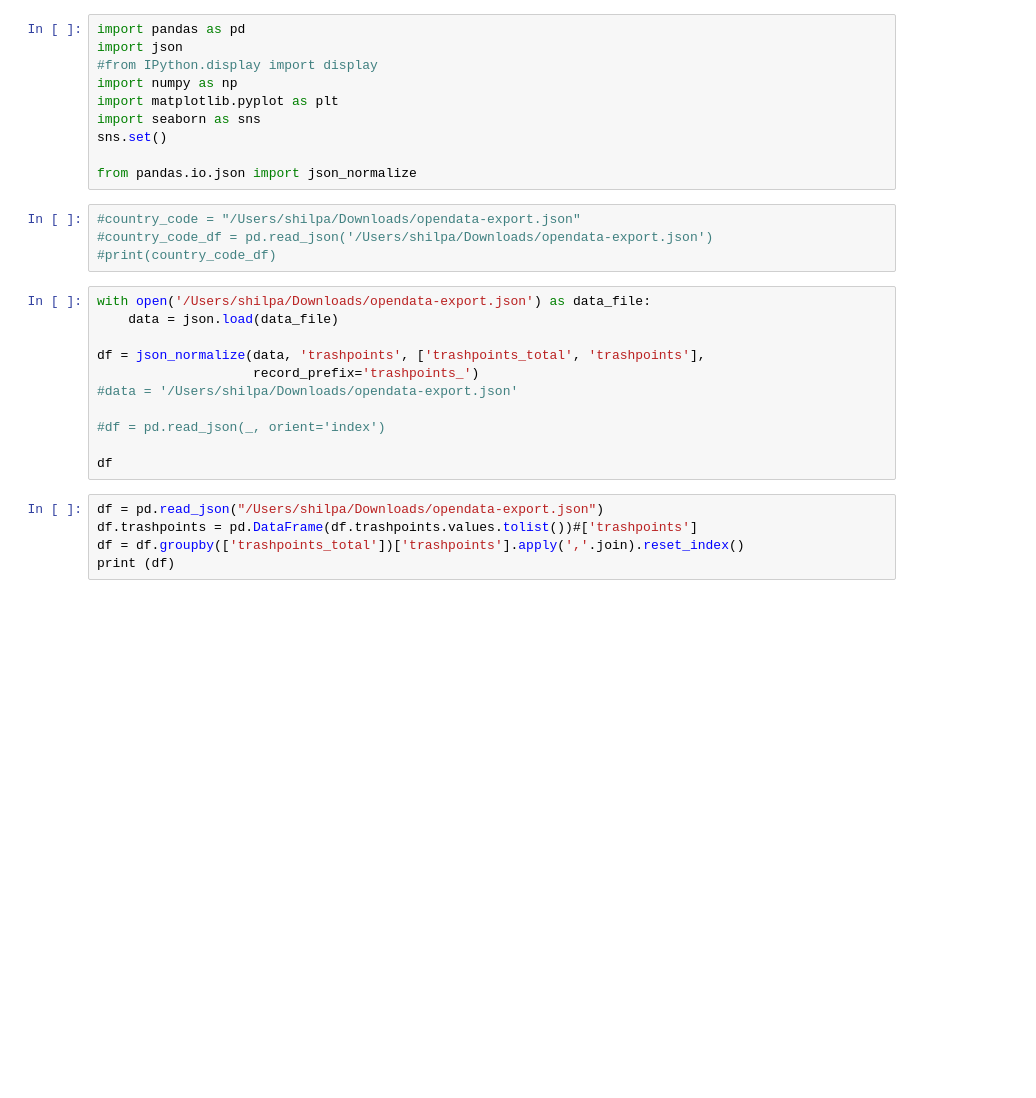
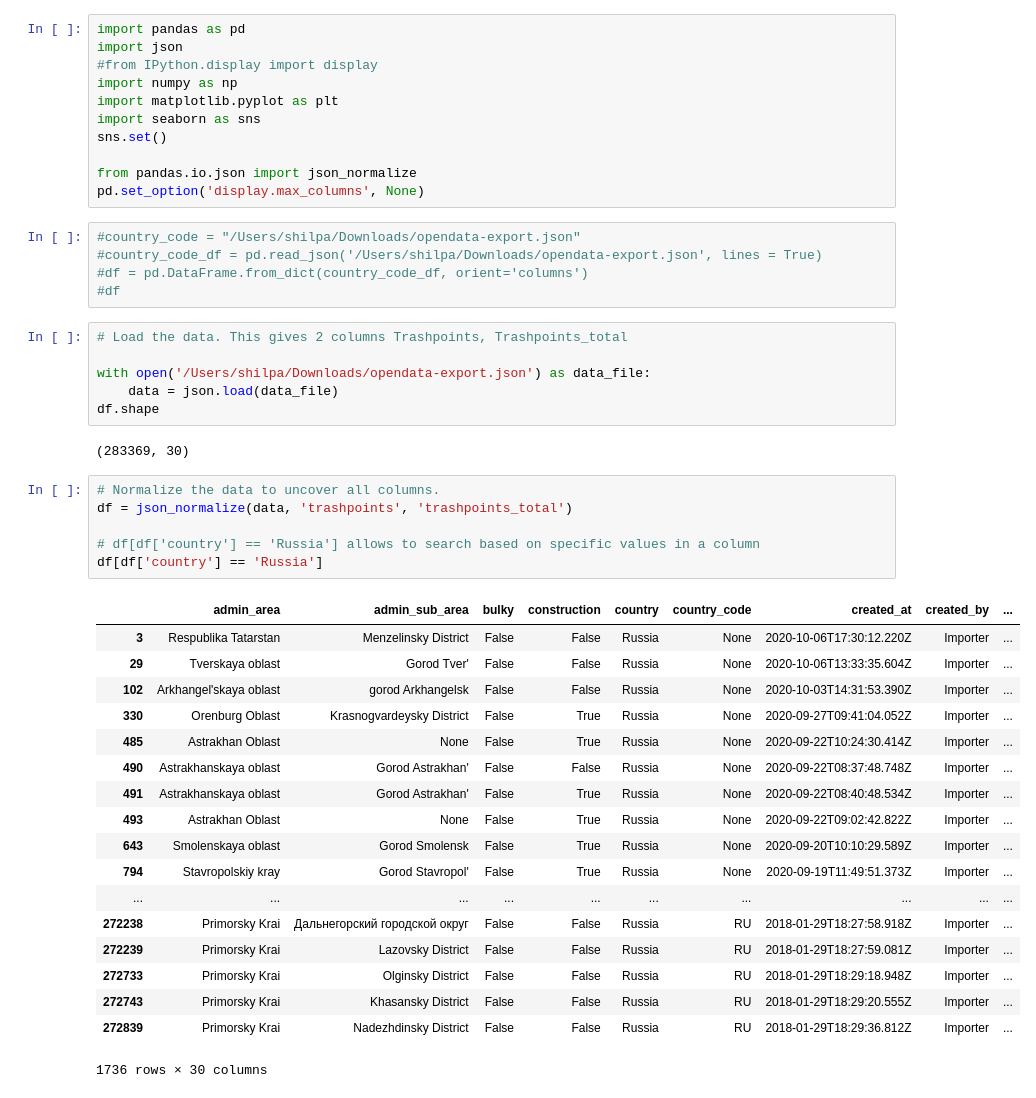
Before and after one commit to ShilpaMuralidhar/WasteManagement, a Jupyter notebook: Data_Science/json_data.ipynb, the cells around one changed output. Drawn from its saved outputs; the diff is of its cells as text; blank space fills up the shorter version.

Commit message:
uncovered json file

```diff
--- a/Data_Science/json_data.ipynb
+++ b/Data_Science/json_data.ipynb
@@ -8,23 +8,42 @@ import seaborn as sns
 sns.set()
 
 from pandas.io.json import json_normalize
+pd.set_option('display.max_columns', None)
 # %%
 #country_code = "/Users/shilpa/Downloads/opendata-export.json"
-#country_code_df = pd.read_json('/Users/shilpa/Downloads/opendata-export.json')
-#print(country_code_df)
+#country_code_df = pd.read_json('/Users/shilpa/Downloads/opendata-export.json', lines = True)
+#df = pd.DataFrame.from_dict(country_code_df, orient='columns')
+#df
 # %%
+# Load the data. This gives 2 columns Trashpoints, Trashpoints_total
+
 with open('/Users/shilpa/Downloads/opendata-export.json') as data_file:
     data = json.load(data_file)
-
-df = json_normalize(data, 'trashpoints', ['trashpoints_total', 'trashpoints'],
-                    record_prefix='trashpoints_')
-#data = '/Users/shilpa/Downloads/opendata-export.json'
-
-#df = pd.read_json(_, orient='index')
-
-df
+df.shape
+# %% [output]
+(283369, 30)
-# %%
-df = pd.read_json("/Users/shilpa/Downloads/opendata-export.json")
-df.trashpoints = pd.DataFrame(df.trashpoints.values.tolist())#['trashpoints']
-df = df.groupby(['trashpoints_total'])['trashpoints'].apply(','.join).reset_index()
-print (df)
+# %%
+# Normalize the data to uncover all columns.
+df = json_normalize(data, 'trashpoints', 'trashpoints_total')
+
+# df[df['country'] == 'Russia'] allows to search based on specific values in a column
+df[df['country'] == 'Russia']
+# %% [output]
+|  | admin_area | admin_sub_area | bulky | construction | country | country_code | created_at | created_by | ... |
+| 3 | Respublika Tatarstan | Menzelinsky District | False | False | Russia | None | 2020-10-06T17:30:12.220Z | Importer | ... |
+| 29 | Tverskaya oblast | Gorod Tver' | False | False | Russia | None | 2020-10-06T13:33:35.604Z | Importer | ... |
+| 102 | Arkhangel'skaya oblast | gorod Arkhangelsk | False | False | Russia | None | 2020-10-03T14:31:53.390Z | Importer | ... |
+| 330 | Orenburg Oblast | Krasnogvardeysky District | False | True | Russia | None | 2020-09-27T09:41:04.052Z | Importer | ... |
+| 485 | Astrakhan Oblast | None | False | True | Russia | None | 2020-09-22T10:24:30.414Z | Importer | ... |
+| 490 | Astrakhanskaya oblast | Gorod Astrakhan' | False | False | Russia | None | 2020-09-22T08:37:48.748Z | Importer | ... |
+| 491 | Astrakhanskaya oblast | Gorod Astrakhan' | False | True | Russia | None | 2020-09-22T08:40:48.534Z | Importer | ... |
+| 493 | Astrakhan Oblast | None | False | True | Russia | None | 2020-09-22T09:02:42.822Z | Importer | ... |
+| 643 | Smolenskaya oblast | Gorod Smolensk | False | True | Russia | None | 2020-09-20T10:10:29.589Z | Importer | ... |
+| 794 | Stavropolskiy kray | Gorod Stavropol' | False | True | Russia | None | 2020-09-19T11:49:51.373Z | Importer | ... |
+| ... | ... | ... | ... | ... | ... | ... | ... | ... | ... |
+| 272238 | Primorsky Krai | Дальнегорский городской округ | False | False | Russia | RU | 2018-01-29T18:27:58.918Z | Importer | ... |
+| 272239 | Primorsky Krai | Lazovsky District | False | False | Russia | RU | 2018-01-29T18:27:59.081Z | Importer | ... |
+| 272733 | Primorsky Krai | Olginsky District | False | False | Russia | RU | 2018-01-29T18:29:18.948Z | Importer | ... |
+| 272743 | Primorsky Krai | Khasansky District | False | False | Russia | RU | 2018-01-29T18:29:20.555Z | Importer | ... |
+| 272839 | Primorsky Krai | Nadezhdinsky District | False | False | Russia | RU | 2018-01-29T18:29:36.812Z | Importer | ... |
+1736 rows × 30 columns
```
